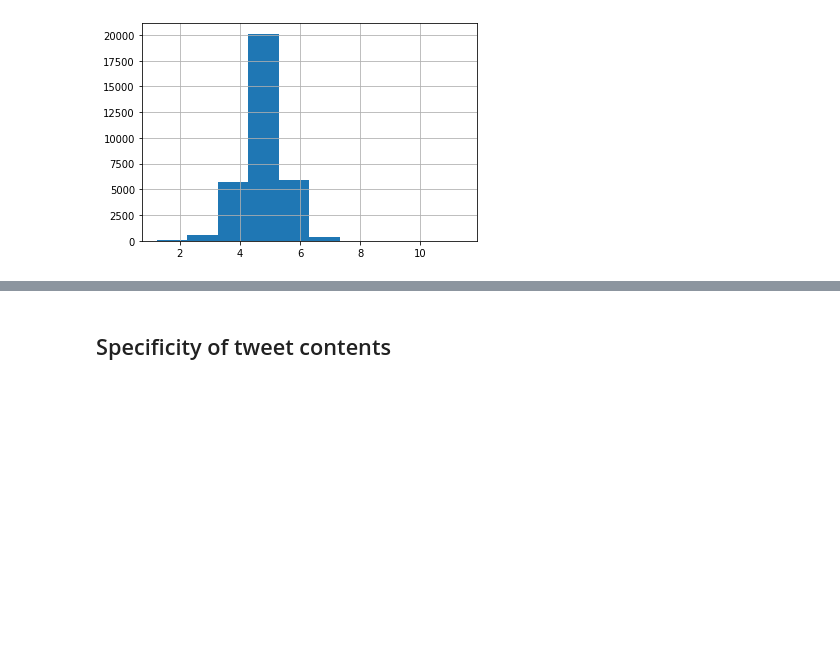
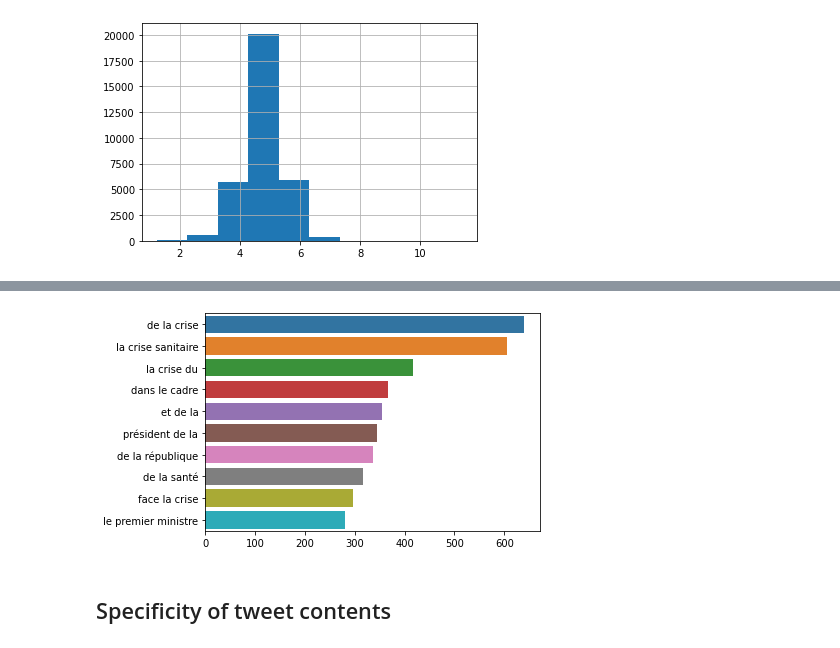
Before and after one commit to mthsansu/MLNLP, a Jupyter notebook: Code/Descriptive_statistics.ipynb, the cells around one changed output, grey strips where cells are left out. Cells and saved outputs as stored; diff of their text form; code cells hidden in the pictures; blank space fills up the shorter version.

```diff
--- a/Code/Descriptive_statistics.ipynb
+++ b/Code/Descriptive_statistics.ipynb
@@ -249,3 +278,27 @@ plot_top_stopwords_barchart(df["text_clean"])
+# %%
+# Tri-gram exploration
+# Code taken from: https://app.neptune.ai/neptune-ai/eda-nlp-tools/n/2-0-top-ngrams-barchart-671a187d-c3b4-475a-bc9e-8aa6c937923b/c427446f-7b0e-4621-b791-47b0fd31a39e
+
+def plot_top_ngrams_barchart(text, n=2):
+    stop=set(stopwords.words('english'))
+
+    def _get_top_ngram(corpus, n=None):
+        vec = CountVectorizer(ngram_range=(n, n)).fit(corpus)
+        bag_of_words = vec.transform(corpus)
+        sum_words = bag_of_words.sum(axis=0)
+        words_freq = [(word, sum_words[0, idx])
+                      for word, idx in vec.vocabulary_.items()]
+        words_freq =sorted(words_freq, key = lambda x: x[1], reverse=True)
+        return words_freq[:10]
+
+    top_n_bigrams=_get_top_ngram(text,n)[:10]
+    x,y=map(list,zip(*top_n_bigrams))
+    sns.barplot(x=y,y=x)
+
+
+plot_top_ngrams_barchart(df['text_clean'],3)
+# %% [output]
+[figure, added]
 # %% [markdown]
 ## Specificity of tweet contents
 # %%
```
Also changed, not shown: parts of 3 cells of this notebook.
